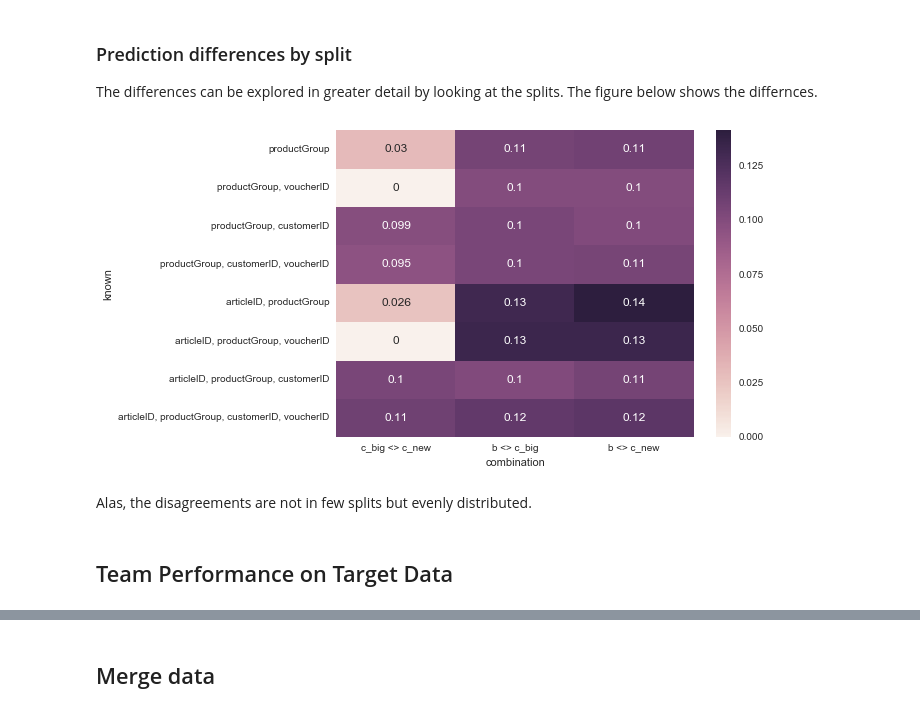
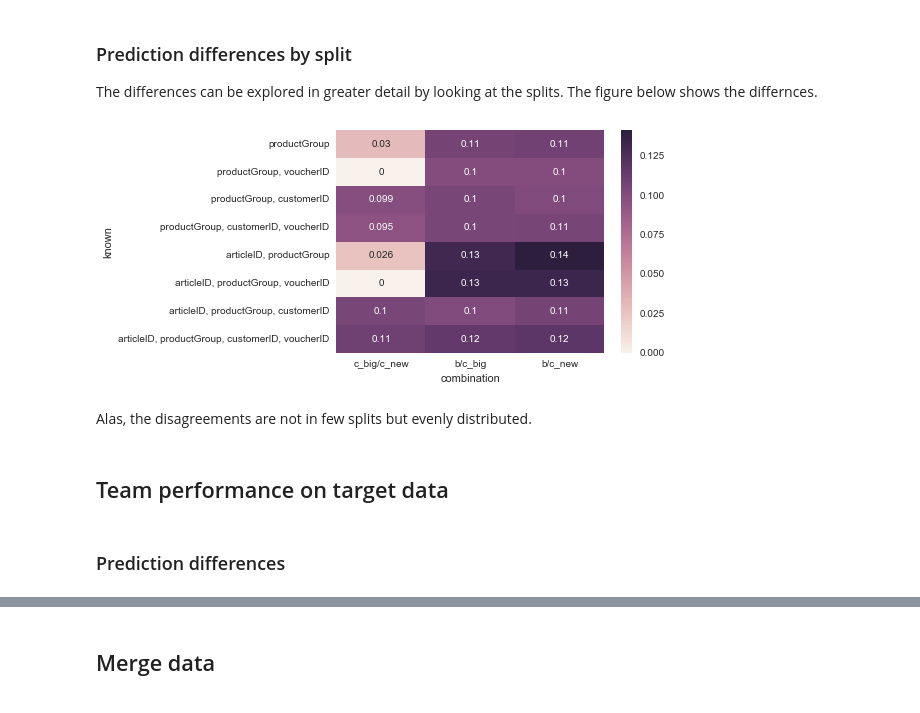
Before and after one commit to busfahren/dmc-results, a Jupyter notebook: merge.ipynb, the cells around one changed output, grey strips where cells are left out. Cells and saved outputs as stored; diff of their text form; code cells hidden in the pictures.

```diff
--- a/merge.ipynb
+++ b/merge.ipynb
@@ -63,10 +75,12 @@ The differences can be explored in greater detail by looking at the splits. The
 # %%
 split_differences = merge.distinct_split_predictions()
 # %%
-ax = sns.heatmap(split_differences.ix[4:, ['c_big <> c_new', 'b <> c_big', 'b <> c_new']], annot=True)
+ax = sns.heatmap(split_differences.ix[4:, ['c_big/c_new', 'b/c_big', 'b/c_new']], annot=True)
 # %% [output]
-[figure, old version]
+[figure, new version]
 # %% [markdown]
 Alas, the disagreements are not in few splits but evenly distributed.
 # %% [markdown]
-## Team Performance on Target Data
+## Team performance on target data
+# %% [markdown]
+### Prediction differences
```
Also changed, not shown: parts of 18 cells of this notebook, 2 other files.
